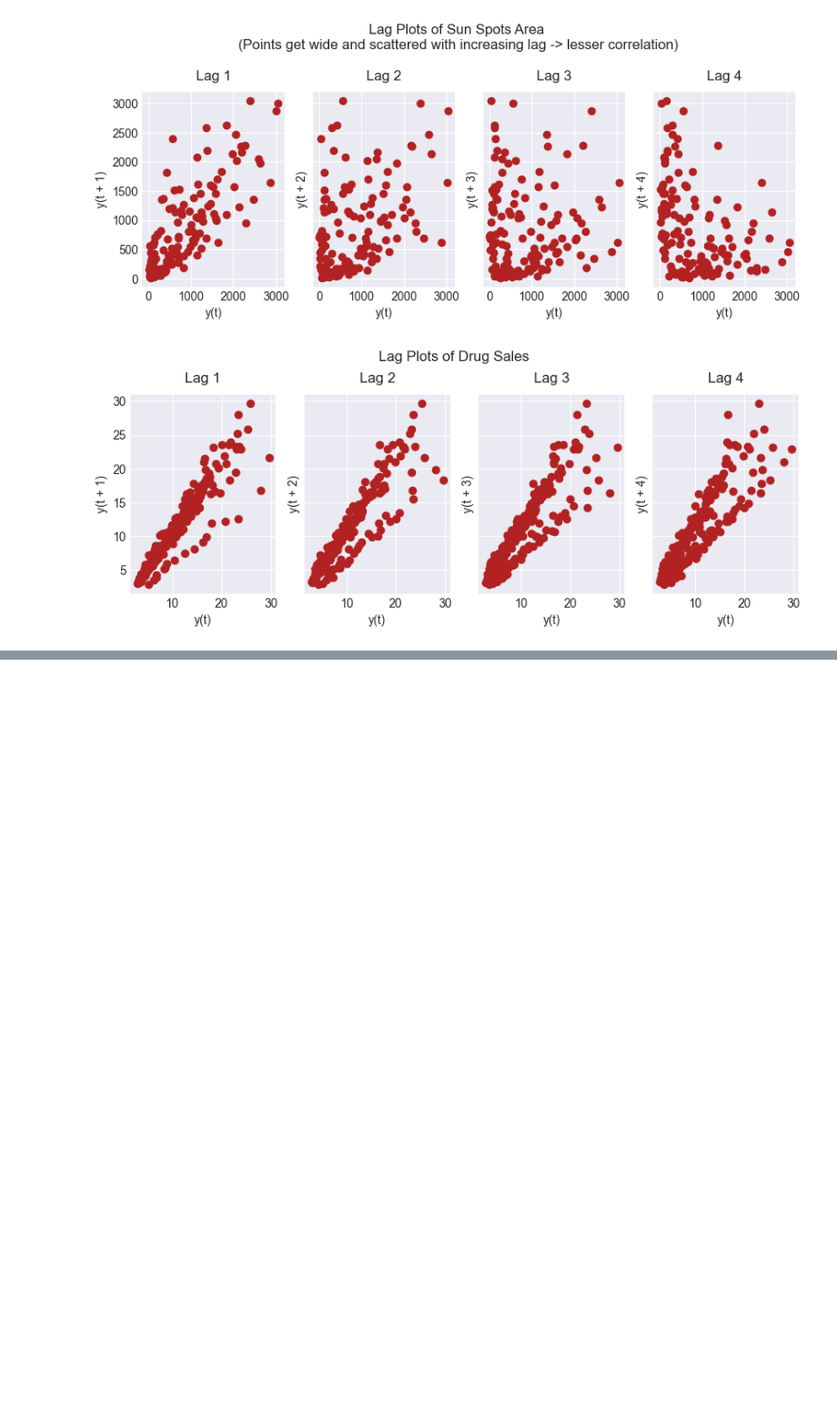
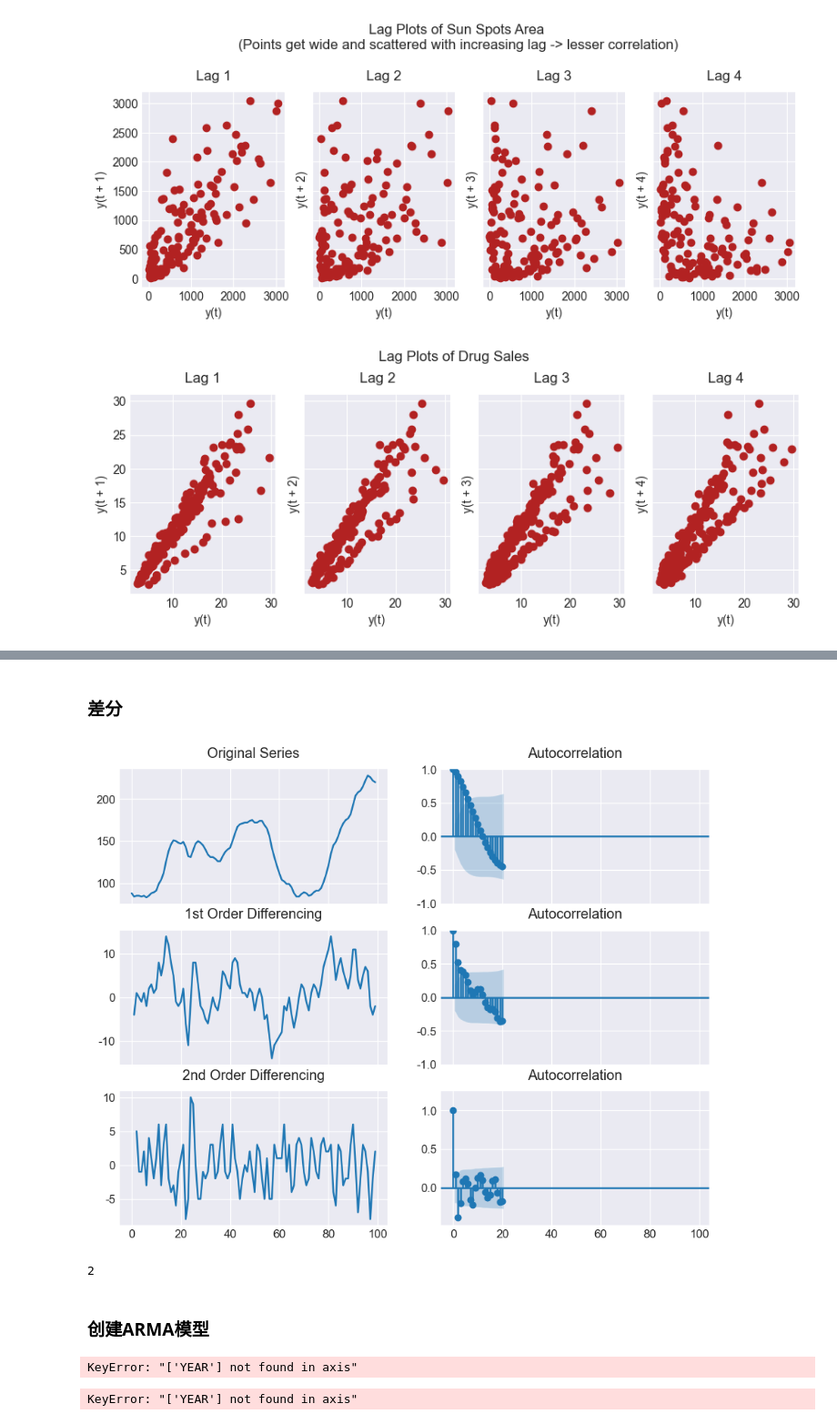
Before and after one commit to moonchildink/machine_learning, a Jupyter notebook: tsa.ipynb, the cells around one changed output, grey strips where cells are left out. Shown at 91% size. Cells and saved outputs as stored; diff of their text form; code cells hidden in the pictures; blank space fills up the shorter version.

```diff
--- a/tsa.ipynb
+++ b/tsa.ipynb
@@ -415,0 +406,49 @@ plt.show()
+# %% [markdown]
+### 差分
+# %%
+import numpy as np, pandas as pd
+from statsmodels.graphics.tsaplots import plot_acf, plot_pacf
+import matplotlib.pyplot as plt
+
+plt.rcParams.update({'figure.figsize': (9, 7), 'figure.dpi': 120})
+
+# Import data
+df = pd.read_csv('https://raw.githubusercontent.com/selva86/datasets/master/wwwusage.csv', names=['value'], header=0)
+
+# Original Series
+fig, axes = plt.subplots(3, 2, sharex=True)
+axes[0, 0].plot(df.value)
+axes[0, 0].set_title('Original Series')
+plot_acf(df.value, ax=axes[0, 1])
+
+# 1st Differencing
+axes[1, 0].plot(df.value.diff())
+axes[1, 0].set_title('1st Order Differencing')
+plot_acf(df.value.diff().dropna(), ax=axes[1, 1])
+
+# 2nd Differencing
+axes[2, 0].plot(df.value.diff().diff())
+axes[2, 0].set_title('2nd Order Differencing')
+plot_acf(df.value.diff().diff().dropna(), ax=axes[2, 1], auto_ylims=True)
+
+plt.show()
+# %% [output]
+[figure, added]
+# %%
+from pmdarima.arima.utils import ndiffs
+
+df = pd.read_csv('https://raw.githubusercontent.com/selva86/datasets/master/wwwusage.csv', names=['value'], header=0)
+y = df.value
+
+## Adf Test
+ndiffs(y, test='adf')  # 2
+
+# KPSS test
+# ndiffs(y, test='kpss')  # 0
+
+# PP test:
+# ndiffs(y, test='pp')  # 2
+# %% [output]
+2
+# %% [markdown]
+### 创建ARMA模型
@@ -415,0 +458,15 @@ plt.show()
+# %%
+plt.rcParams.update({'figure.figsize': (9, 3), 'figure.dpi': 120})
+
+#import data
+# df = pd.read_csv('https://raw.githubusercontent.com/selva86/datasets/master/austa.csv')
+from statsmodels.datasets import sunspots
+
+df = sunspots.load_pandas().data
+df.index = df['YEAR']
+# %% [output]
+KeyError: "['YEAR'] not found in axis"
+# %%
+df = df.drop('YEAR', axis=1)
+# %% [output]
+KeyError: "['YEAR'] not found in axis"
```
Also changed, not shown: parts of 32 cells of this notebook, 2 other files.
